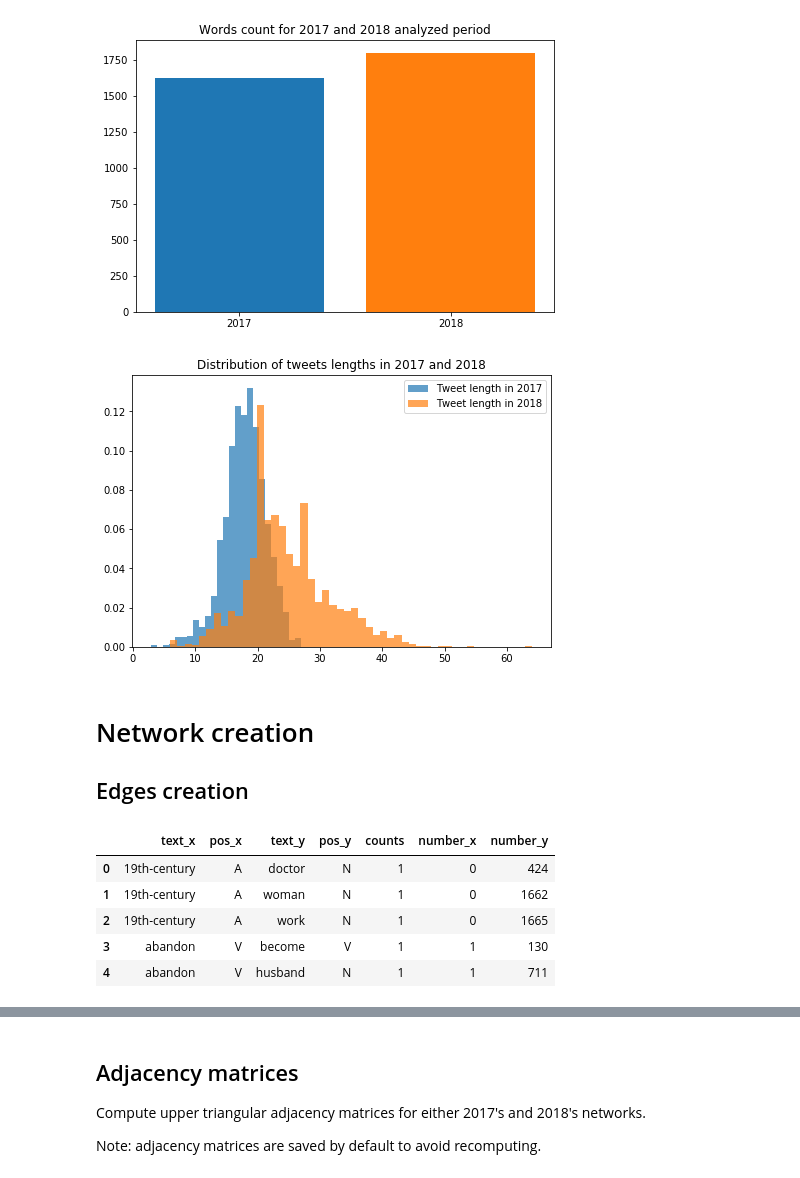
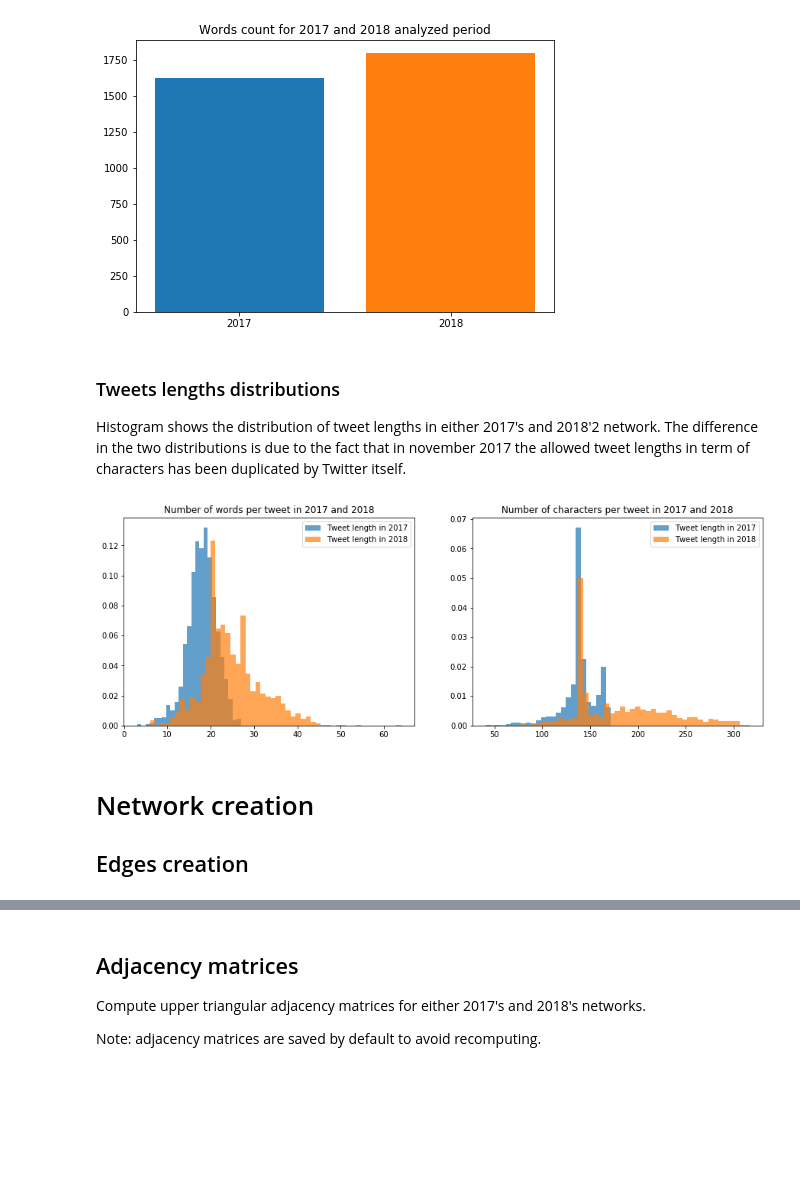
Before and after one commit to damiclem/feminism_network, a Jupyter notebook: analysis.ipynb, the cells around one changed output, grey strips where cells are left out. Drawn from its saved outputs; the diff is of its cells as text; code cells hidden in the pictures; blank space fills up the shorter version.

```diff
--- a/analysis.ipynb
+++ b/analysis.ipynb
@@ -74,20 +95,36 @@ _ = ax.bar(['2018'], unique_words_2018.shape[0])
 _ = plt.show()
 # %% [output]
 [figure]
+# %% [markdown]
+### Tweets lengths distributions
+
+Histogram shows the distribution of tweet lengths in either 2017's and 2018'2 network. The difference in the two distributions is due to the fact that in november 2017 the allowed tweet lengths in term of characters has been duplicated by Twitter itself.
 # %%
-# Compute length of each tweet
+# Compute length of each tweet, for either words and characters
 tweets_ = tweets.loc[:, ['id_str']]
-tweets_['len'] = tweets.apply(lambda t: len(t.text.split(' ')), axis=1)
+tweets_['len_words'] = tweets.apply(lambda t: len(t.text.split(' ')), axis=1)
+tweets_['len_chars'] = tweets.apply(lambda t: len(t.text), axis=1)
+
+# Get 2017 and 2018 tweets
+tweets_2017_ = tweets_[tweets_['id_str'].isin(tweets_2017)]
+tweets_2018_ = tweets_[tweets_['id_str'].isin(tweets_2018)]
 
 # Show distribution of words number per tweet in 2017 and 2018
-fig, ax = plt.subplots(figsize=(7.5, 5))
-_ = ax.set_title('Distribution of tweets lengths in 2017 and 2018')
-_ = ax.hist(tweets_[tweets_['id_str'].isin(tweets_2017)]['len'], bins=25, density=True, alpha=.7)
-_ = ax.hist(tweets_[tweets_['id_str'].isin(tweets_2018)]['len'], bins=50, density=True, alpha=.7)
-_ = ax.legend(['Tweet length in 2017', 'Tweet length in 2018'])
+fig, axs = plt.subplots(1, 2, figsize=(15, 5))
+# Word lengths
+_ = axs[0].set_title('Number of words per tweet in 2017 and 2018')
+_ = axs[0].hist(tweets_2017_['len_words'], bins=25, density=True, alpha=.7)
+_ = axs[0].hist(tweets_2018_['len_words'], bins=50, density=True, alpha=.7)
+_ = axs[0].legend(['Tweet length in 2017', 'Tweet length in 2018'])
+# Charactes lengths
+_ = axs[1].set_title('Number of characters per tweet in 2017 and 2018')
+_ = axs[1].hist(tweets_2017_['len_chars'], bins=25, density=True, alpha=.7)
+_ = axs[1].hist(tweets_2018_['len_chars'], bins=50, density=True, alpha=.7)
+_ = axs[1].legend(['Tweet length in 2017', 'Tweet length in 2018'])
+# Make plot
 _ = plt.show()
 # %% [output]
-[figure, old version]
+[figure, new version]
 # %% [markdown]
 # Network creation
 
@@ -99,9 +131,0 @@ edges_2018, w2i_2018, i2w_2018 = get_edges(words[words.tweet.isin(tweets_2018)])
-# %%
-edges_2017.head()
-# %% [output]
-|  | text_x | pos_x | text_y | pos_y | counts | number_x | number_y |
-| 0 | 19th-century | A | doctor | N | 1 | 0 | 424 |
-| 1 | 19th-century | A | woman | N | 1 | 0 | 1662 |
-| 2 | 19th-century | A | work | N | 1 | 0 | 1665 |
-| 3 | abandon | V | become | V | 1 | 1 | 130 |
-| 4 | abandon | V | husband | N | 1 | 1 | 711 |
```
Also changed, not shown: parts of 47 cells of this notebook, 11 other files.
